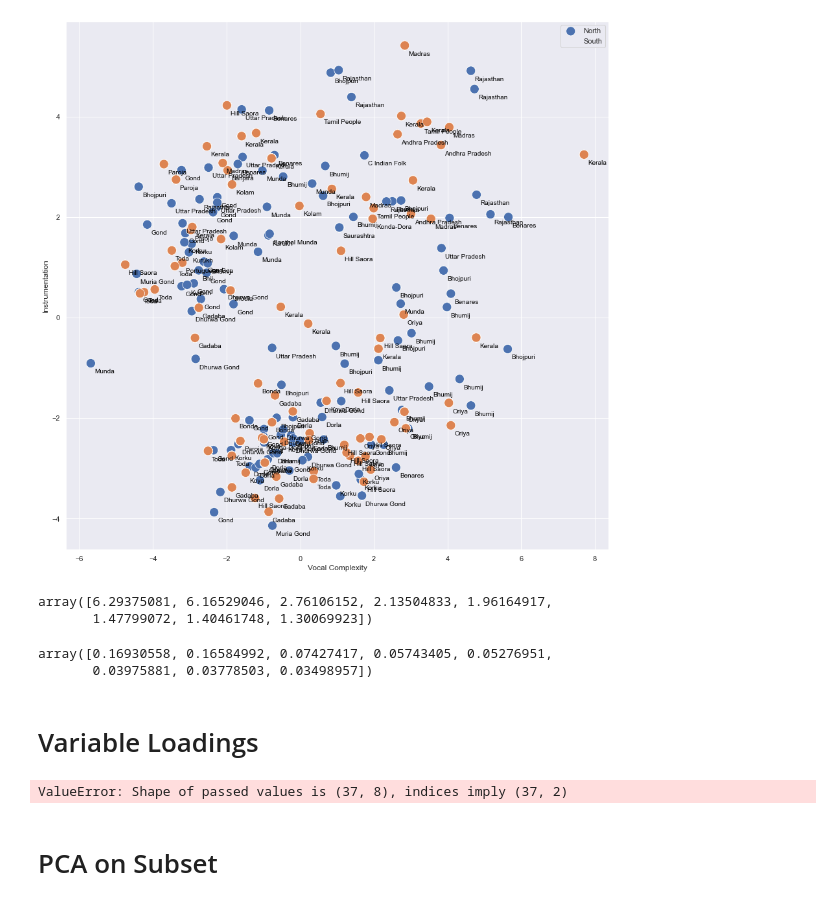
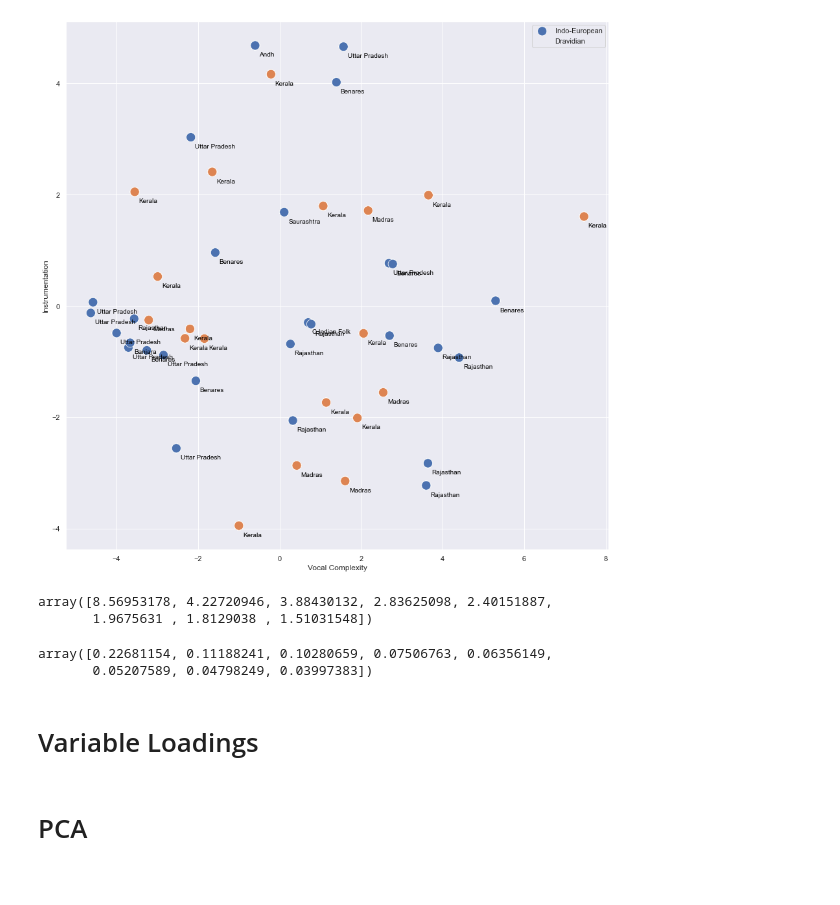
Before and after one commit to comp-music-lab/sfc-journal-2020, a Jupyter notebook: PCA.ipynb, the cells around one changed output. Drawn from its saved outputs; the diff is of its cells as text; code cells hidden in the pictures.

```diff
--- a/PCA.ipynb
+++ b/PCA.ipynb
@@ -13,3 +11,12 @@ codings = india_pca
+# %%
+india_pca = pd.read_csv('./data/all_india_full.csv')
+subset_pca = pd.DataFrame(columns=india_pca.columns)
+for i, row in india_pca.iterrows():
+    if row['language']!='Austroasiatic' and row['people']!='Tribal':
+        subset_pca = subset_pca.append(row)
+# %%
+subset_pca = subset_pca.reset_index()
+codings = subset_pca
 # %%
 features = ['cv_'+str(i+1) for i in range(37)]
 # Separating out the features
@@ -24,7 +31,7 @@ principalComponents = pca.fit_transform(x)
 principalDf = pd.DataFrame(data = principalComponents
              , columns = ['Vocal Complexity', 'Instrumentation'])
 
-finalDf = pd.concat([principalDf, codings['region']], axis = 1)
+finalDf = pd.concat([principalDf, codings['language']], axis = 1)
 # %%
 pca = PCA(n_components=8)
 principalComponents = pca.fit_transform(x)
@@ -42,46 +59,46 @@ import matplotlib.pyplot as plt
 # %%
 colors = cm.get_cmap('viridis', 9232)
 
 fig = plt.figure(figsize = (15,15))
 ax = fig.add_subplot(1,1,1)
-targets = codings['region']
+targets = codings['language']
 for target, color in zip(targets,colors.colors):
-    indicesToKeep = finalDf['region'] == target
+    indicesToKeep = finalDf['language'] == target
     p1 = sns.scatterplot(finalDf.loc[indicesToKeep, 'Vocal Complexity']
                , finalDf.loc[indicesToKeep, 'Instrumentation'], hue=targets, s=200)
 
 p1.set(xlabel='Vocal Complexity', ylabel='Instrumentation')
 
 # If you want to add annotations uncomment the following lines
 for line in range(0,codings.shape[0]):
      p1.text(finalDf.loc[line, 'Vocal Complexity']+0.1, finalDf.loc[line, 'Instrumentation']-0.2, codings.loc[line, 'culture'], horizontalalignment='left', size='small', color='black', weight='light')
 
 
 lgnd = ax.legend(targets.unique(), loc="upper right")
 for handle in lgnd.legendHandles:
     handle._size = [20.0]
 
 plt.rcParams.update({'font.size': 12})
-plt.savefig("./figs/india_pca.png")
+plt.savefig("./figs/subset_pca.png")
 # %% [output]
-[figure, old version]
+[figure, new version]
 # %%
 pca.explained_variance_
 # %% [output]
-array([6.29375081, 6.16529046, 2.76106152, 2.13504833, 1.96164917,
-       1.47799072, 1.40461748, 1.30069923])
+array([8.56953178, 4.22720946, 3.88430132, 2.83625098, 2.40151887,
+       1.9675631 , 1.8129038 , 1.51031548])
 # %%
 pca.explained_variance_ratio_
 # %% [output]
-array([0.16930558, 0.16584992, 0.07427417, 0.05743405, 0.05276951,
-       0.03975881, 0.03778503, 0.03498957])
+array([0.22681154, 0.11188241, 0.10280659, 0.07506763, 0.06356149,
+       0.05207589, 0.04798249, 0.03997383])
 # %% [markdown]
 # Variable Loadings
 # %%
 line_metadata = pd.read_csv('./line_metadata.csv')
+pca = PCA(n_components=2)
+principalComponents = pca.fit_transform(x)
 loadings = pd.DataFrame(pca.components_.T, columns=['PC1', 'PC2'], index=line_metadata['var_title'])
-loadings.to_csv('./output/loadings.csv')
+loadings.to_csv('./output/subset_loadings.csv')
-# %% [output]
-ValueError: Shape of passed values is (37, 8), indices imply (37, 2)
 # %% [markdown]
-# PCA on Subset
+# PCA
```
Also changed, not shown: parts of 19 cells of this notebook, 15 other files.
